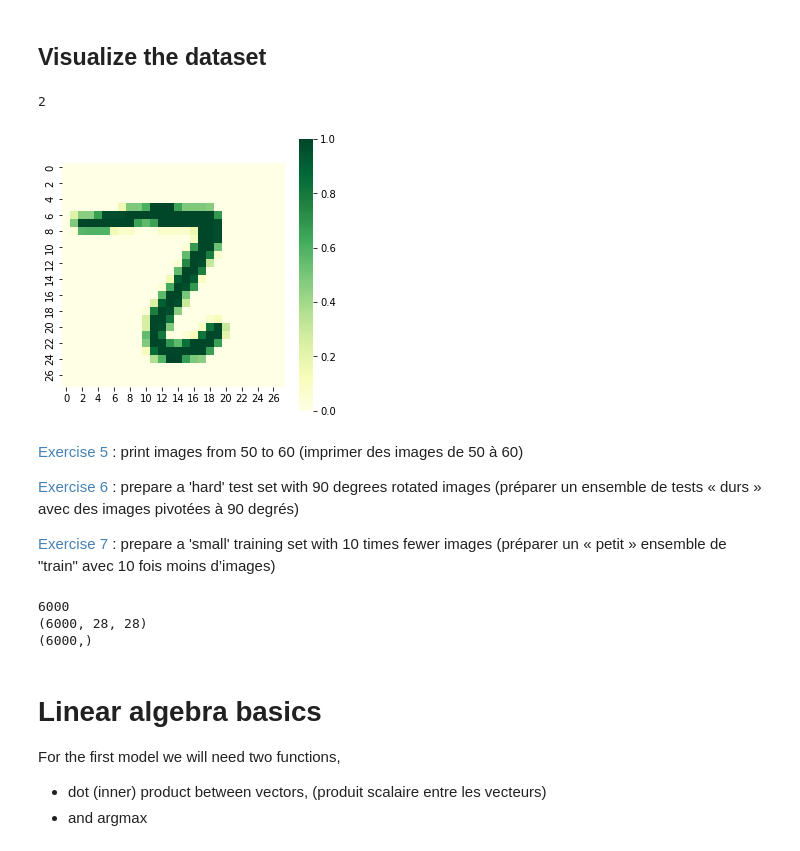
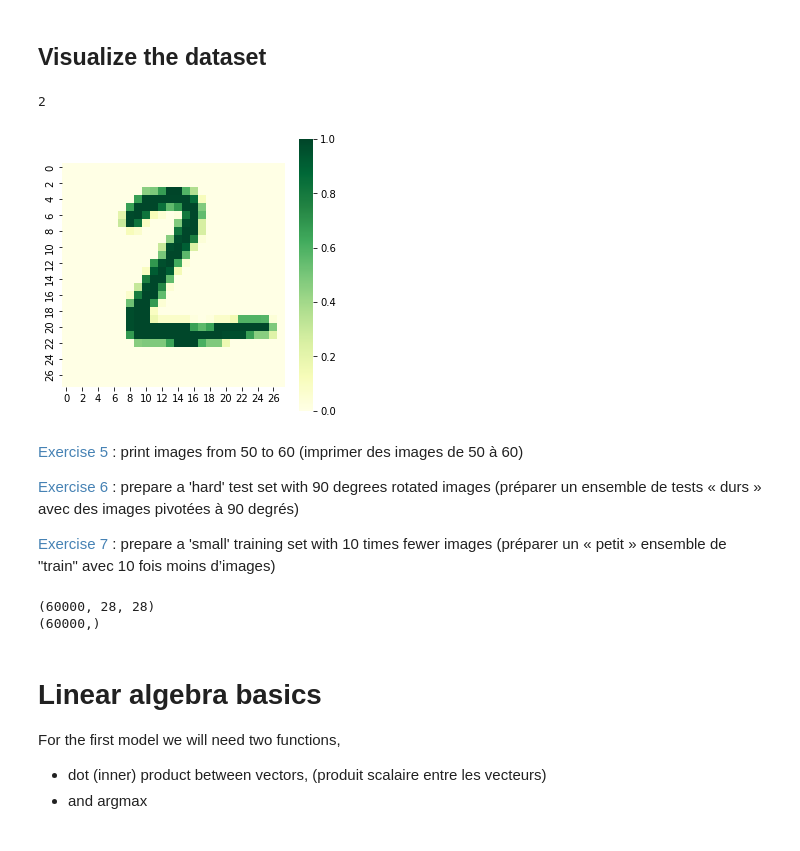
Before and after one commit to SergeiGrudinin/deeplearning-beginners, a Jupyter notebook: notebook/Exercise1.ipynb, the cells around one changed output. Saved outputs shown, nothing was run; the diff lists cells and outputs as text; code cells hidden in the pictures.

```diff
--- a/notebook/Exercise1.ipynb
+++ b/notebook/Exercise1.ipynb
@@ -138,49 +136,44 @@ print(data["train_x"][5][5:15][5:15], data["train_y"][5])
 # %%
 import matplotlib.pyplot as plt
 import numpy as np
 import seaborn as sns
 
 # Index number of an instance (change this to view another instance).
 
 data = np.load('mnist.npz')
 
 i = 1
 
 image = data['test_x'][i]
 label = data['test_y'][i]
 
 all_images = data['test_x']
-all_images_rotated = np.rot90(all_images, 2, axes=(1,2))
+all_images_rotated = ... # Ex 6
 
-image = all_images_rotated[1]
+image = all_images[i]
 print(label)
 f, ax = plt.subplots(figsize=(5, 5))
 sns.heatmap(image, annot=False, fmt='.1f', square=True, cmap="YlGn")
 plt.show()
 
-small_training_set = data['train_x'][0:]
+small_training_set = data['train_x'][0:] # Ex 7
+label_small =  data['train_y'][0:] # Ex 7
 # %% [output]
 2
-[figure, old version]
+[figure, new version]
 # %% [markdown]
 <span style="color:SteelBlue"> Exercise 5</span> : print images from 50 to 60 (imprimer des images de 50 à 60)
 
 <span style="color:SteelBlue"> Exercise 6</span> : prepare a 'hard' test set with 90 degrees rotated images (préparer un ensemble de tests « durs » avec des images pivotées à 90 degrés)
 
 <span style="color:SteelBlue"> Exercise 7</span> : prepare a 'small' training set with 10 times fewer images (préparer un « petit » ensemble de "train" avec 10 fois moins d’images)
-# %%
-s = int(data["train_x"].shape[0]/10)
-print(s)
-train_small = data["train_x"][0:s]
-
-
-print(train_small.shape)
-label_small = data["train_y"][0:s]
-print(label_small.shape)
-# %% [output]
-6000
-(6000, 28, 28)
-(6000,)
+# %%
+
+print(small_training_set.shape)
+print(label_small.shape)
+# %% [output]
+(60000, 28, 28)
+(60000,)
 # %% [markdown]
 # Linear algebra basics
 For the first model we will need two functions,
```
Also changed, not shown: parts of 12 cells of this notebook, 2 other files.
